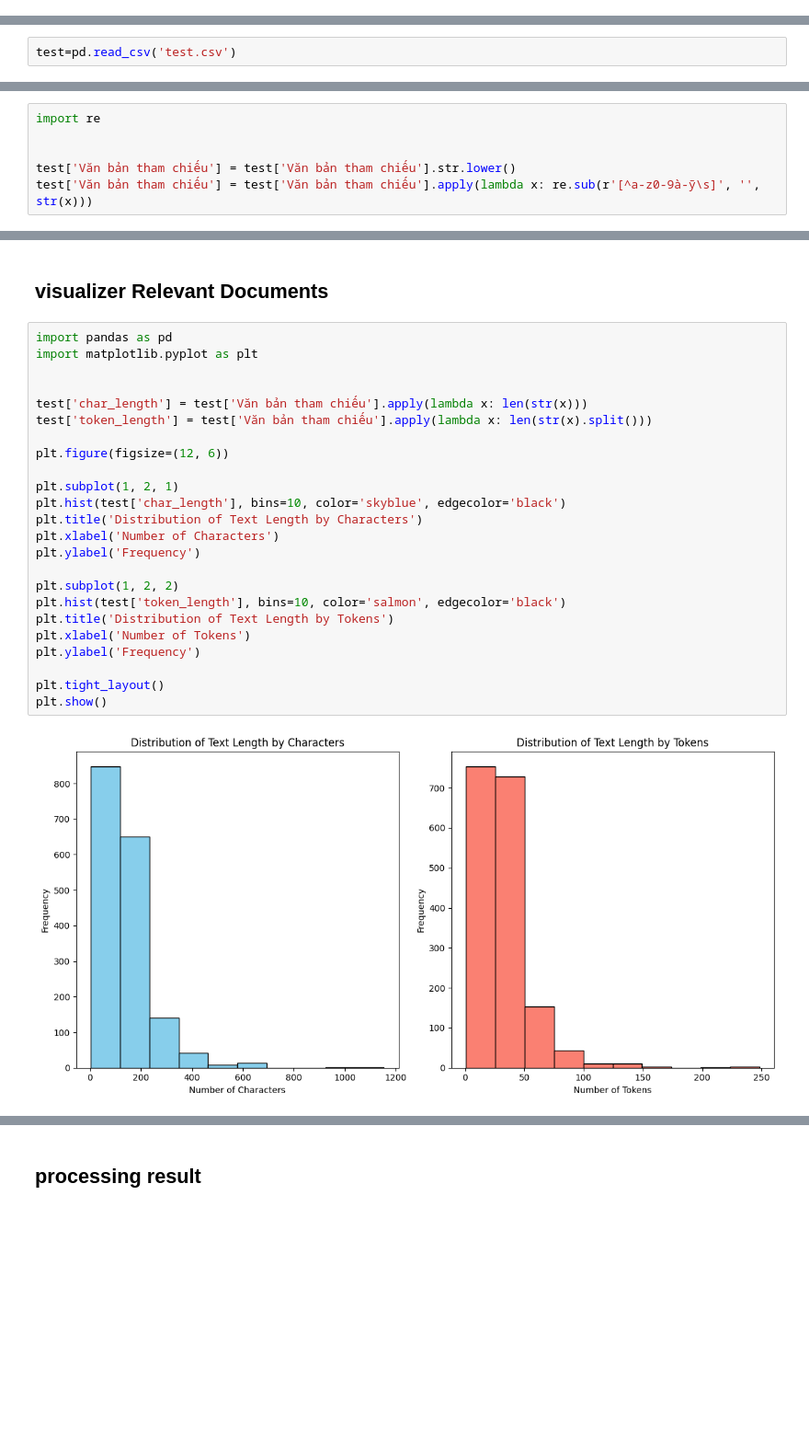
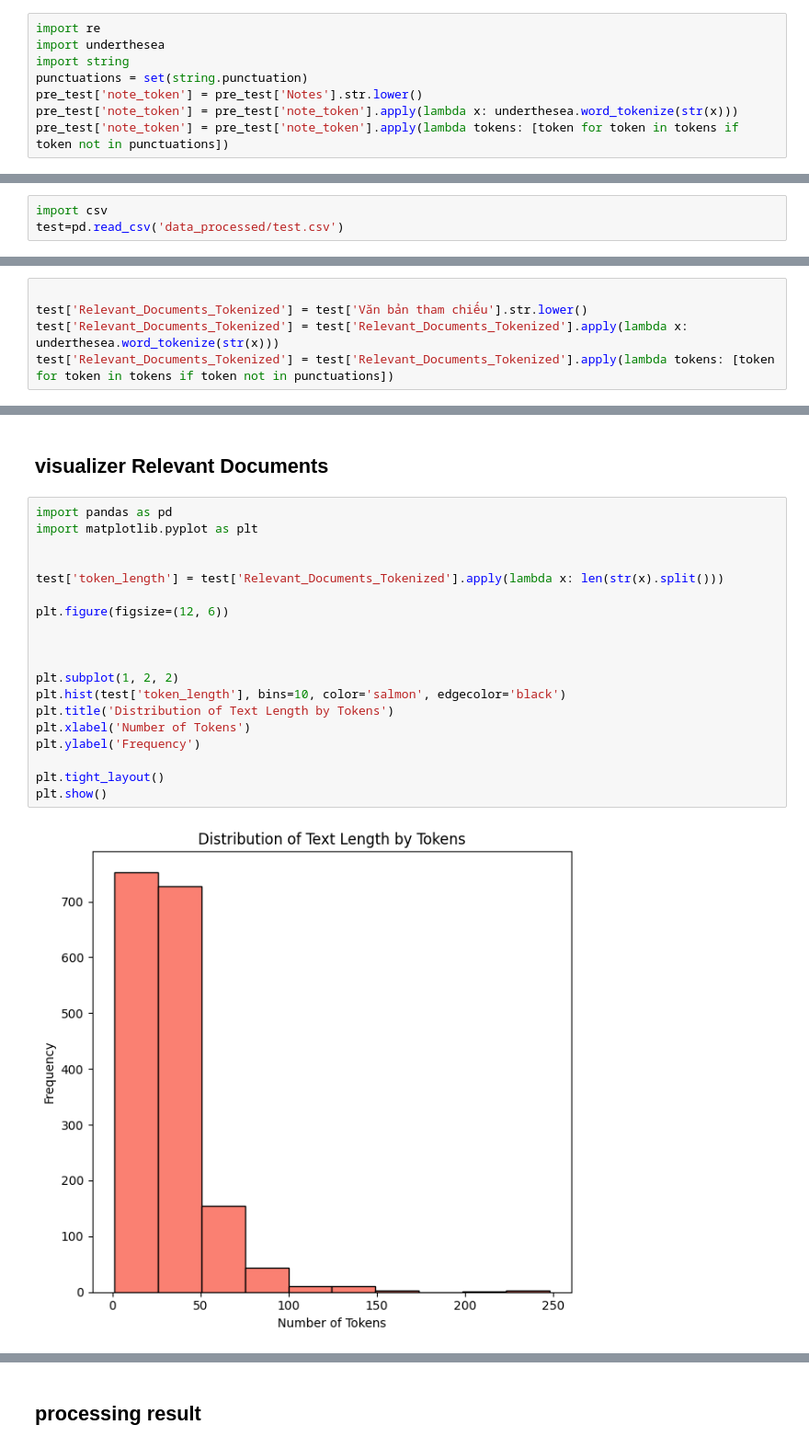
Before and after one commit to hoanghelloworld/evalution, a Jupyter notebook: evalute.ipynb, the cells around one changed output, grey strips where cells are left out. Shown: that part at 92% size. Saved outputs shown, nothing was run; the diff lists cells and outputs as text; blank space fills up the shorter version.

```diff
--- a/evalute.ipynb
+++ b/evalute.ipynb
@@ -0,0 +22,8 @@
+# %%
+import re
+import underthesea
+import string
+punctuations = set(string.punctuation)
+pre_test['note_token'] = pre_test['Notes'].str.lower()
+pre_test['note_token'] = pre_test['note_token'].apply(lambda x: underthesea.word_tokenize(str(x)))
+pre_test['note_token'] = pre_test['note_token'].apply(lambda tokens: [token for token in tokens if token not in punctuations])
@@ -6,2 +81,3 @@ import pandas as pd
 # %%
-test=pd.read_csv('test.csv')
+import csv
+test=pd.read_csv('data_processed/test.csv')
@@ -24,6 +83,0 @@ test
-# %%
-import re
-
-
-test['Văn bản tham chiếu'] = test['Văn bản tham chiếu'].str.lower()
-test['Văn bản tham chiếu'] = test['Văn bản tham chiếu'].apply(lambda x: re.sub(r'[^a-z0-9à-ỹ\s]', '', str(x)))
@@ -45,0 +84,5 @@ test
+# %%
+
+test['Relevant_Documents_Tokenized'] = test['Văn bản tham chiếu'].str.lower()
+test['Relevant_Documents_Tokenized'] = test['Relevant_Documents_Tokenized'].apply(lambda x: underthesea.word_tokenize(str(x)))
+test['Relevant_Documents_Tokenized'] = test['Relevant_Documents_Tokenized'].apply(lambda tokens: [token for token in tokens if token not in punctuations])
@@ -50,29 +130,24 @@ test.to_csv('test.csv', index=False)
 # %%
 import pandas as pd
 import matplotlib.pyplot as plt
 
 
-test['char_length'] = test['Văn bản tham chiếu'].apply(lambda x: len(str(x)))
-test['token_length'] = test['Văn bản tham chiếu'].apply(lambda x: len(str(x).split()))
+test['token_length'] = test['Relevant_Documents_Tokenized'].apply(lambda x: len(str(x).split()))
 
 plt.figure(figsize=(12, 6))
 
-plt.subplot(1, 2, 1)
-plt.hist(test['char_length'], bins=10, color='skyblue', edgecolor='black')
-plt.title('Distribution of Text Length by Characters')
-plt.xlabel('Number of Characters')
-plt.ylabel('Frequency')
+
 
 plt.subplot(1, 2, 2)
 plt.hist(test['token_length'], bins=10, color='salmon', edgecolor='black')
 plt.title('Distribution of Text Length by Tokens')
 plt.xlabel('Number of Tokens')
 plt.ylabel('Frequency')
 
 plt.tight_layout()
 plt.show()
 # %% [output]
-[figure, old version]
+[figure, new version]
 # %%
 
 plt.figure(figsize=(12, 6))
```
Also changed, not shown: parts of 32 cells of this notebook, 11 other files.
